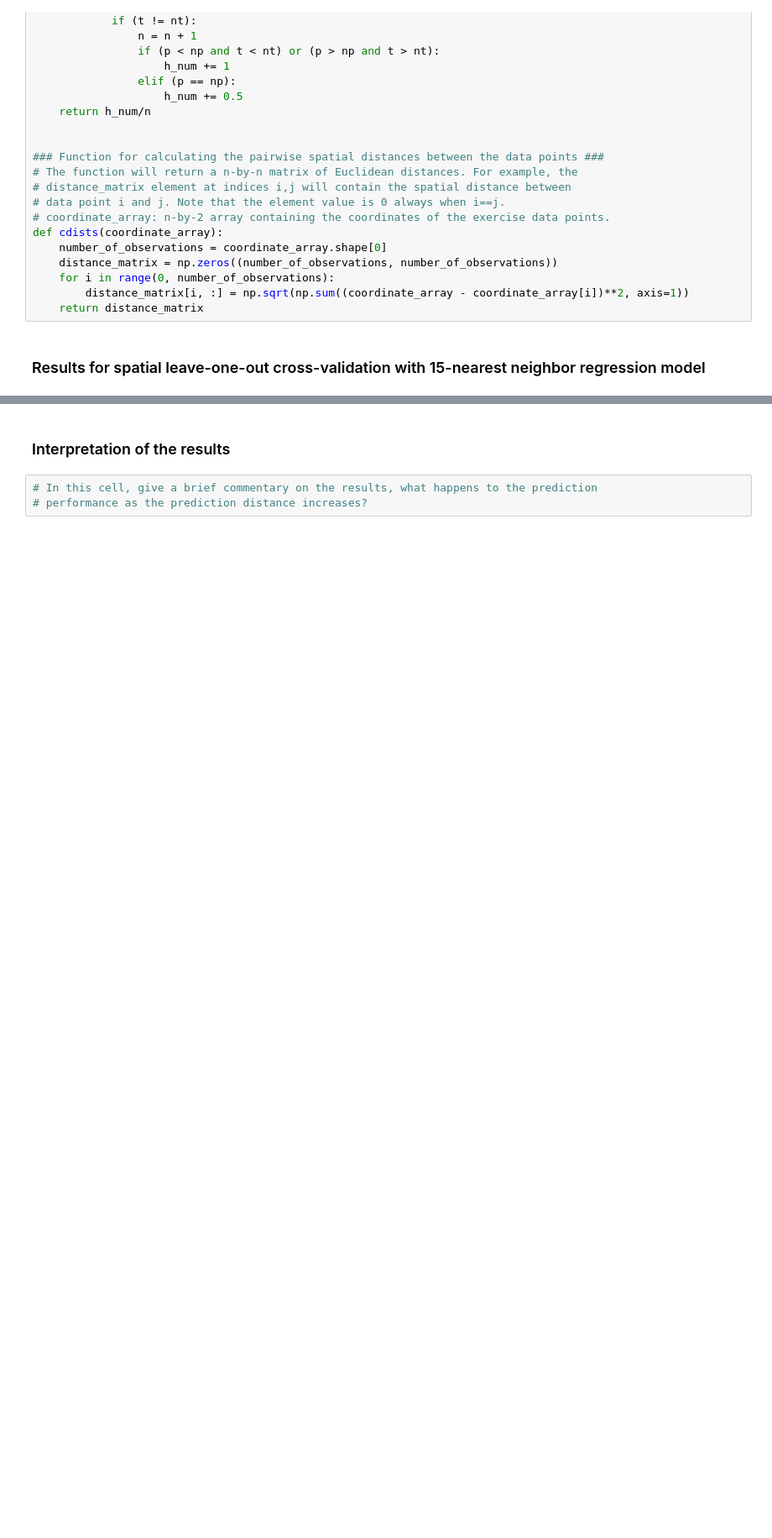
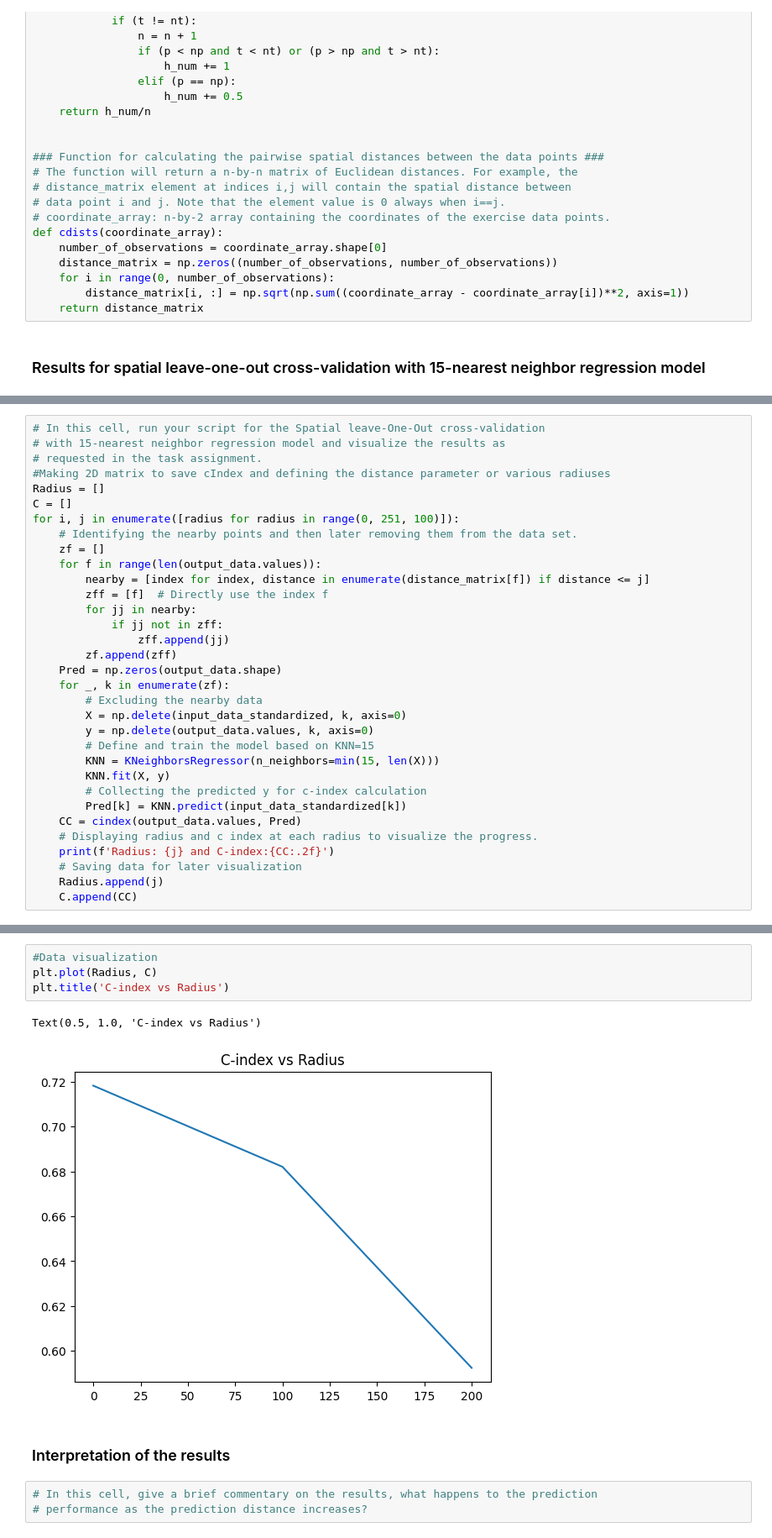
Before and after one commit to simulate111/spatial-cross-validation-, a Jupyter notebook: EMLM2024_exercise3_template.ipynb, the cells around one changed output, grey strips where cells are left out. Shown: that part at 84% size. Drawn from its saved outputs; the diff is of its cells as text; blank space fills up the shorter version.

```diff
--- a/EMLM2024_exercise3_template.ipynb
+++ b/EMLM2024_exercise3_template.ipynb
@@ -318,0 +180,33 @@ plt.show()
+# %%
+# In this cell, run your script for the Spatial leave-One-Out cross-validation
+# with 15-nearest neighbor regression model and visualize the results as
+# requested in the task assignment.
+#Making 2D matrix to save cIndex and defining the distance parameter or various radiuses
+Radius = []
+C = []
+for i, j in enumerate([radius for radius in range(0, 251, 100)]):
+    # Identifying the nearby points and then later removing them from the data set.
+    zf = []
+    for f in range(len(output_data.values)):
+        nearby = [index for index, distance in enumerate(distance_matrix[f]) if distance <= j]
+        zff = [f]  # Directly use the index f
+        for jj in nearby:
+            if jj not in zff:
+                zff.append(jj)
+        zf.append(zff)
+    Pred = np.zeros(output_data.shape)
+    for _, k in enumerate(zf):
+        # Excluding the nearby data
+        X = np.delete(input_data_standardized, k, axis=0)
+        y = np.delete(output_data.values, k, axis=0)
+        # Define and train the model based on KNN=15
+        KNN = KNeighborsRegressor(n_neighbors=min(15, len(X)))
+        KNN.fit(X, y)
+        # Collecting the predicted y for c-index calculation
+        Pred[k] = KNN.predict(input_data_standardized[k])
+    CC = cindex(output_data.values, Pred)
+    # Displaying radius and c index at each radius to visualize the progress.
+    print(f'Radius: {j} and C-index:{CC:.2f}')
+    # Saving data for later visualization
+    Radius.append(j)
+    C.append(CC)
@@ -319,3 +217,10 @@ plt.show()
+# %%
+#Data visualization
+plt.plot(Radius, C)
+plt.title('C-index vs Radius')
+# %% [output]
+Text(0.5, 1.0, 'C-index vs Radius')
+[figure, added]
 # %% [markdown]
 ### Interpretation of the results
 # %%
```
Also changed, not shown: parts of 10 cells of this notebook.
